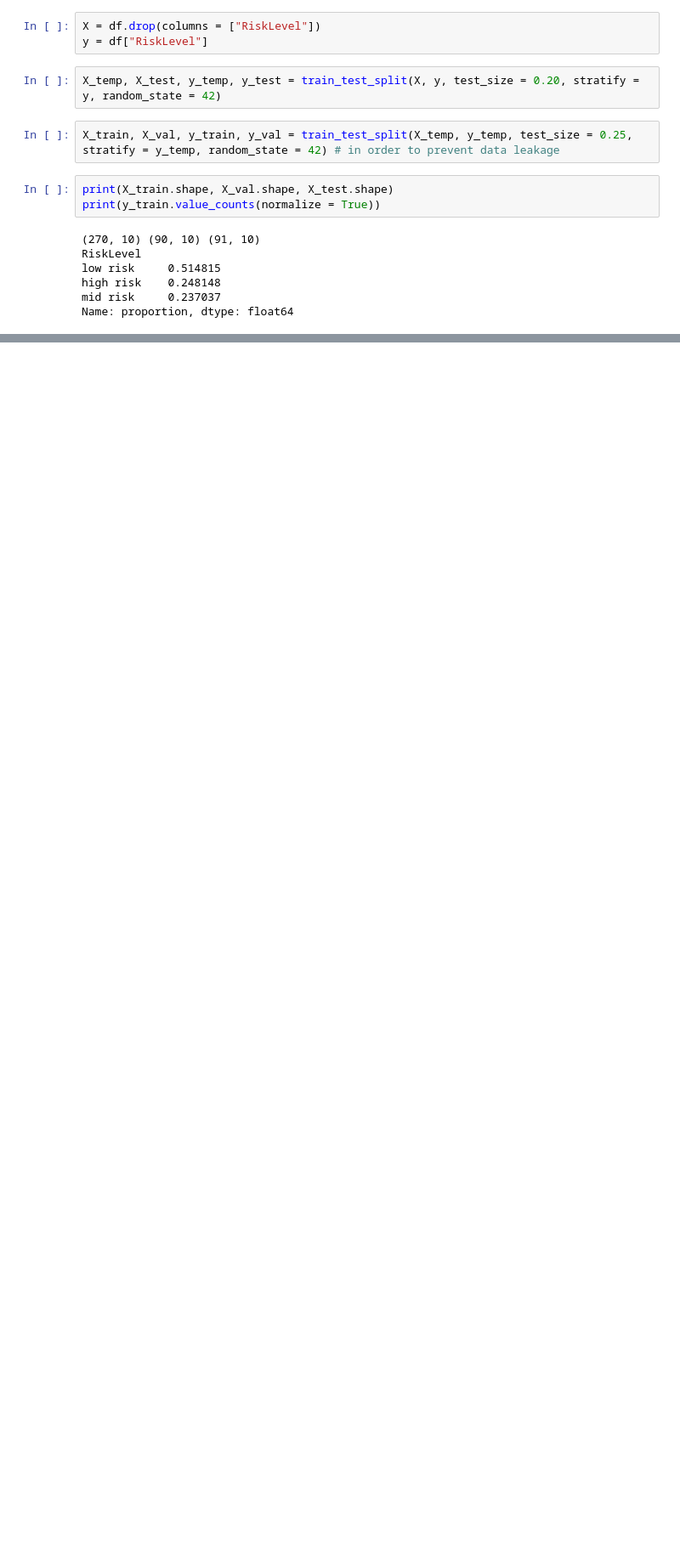
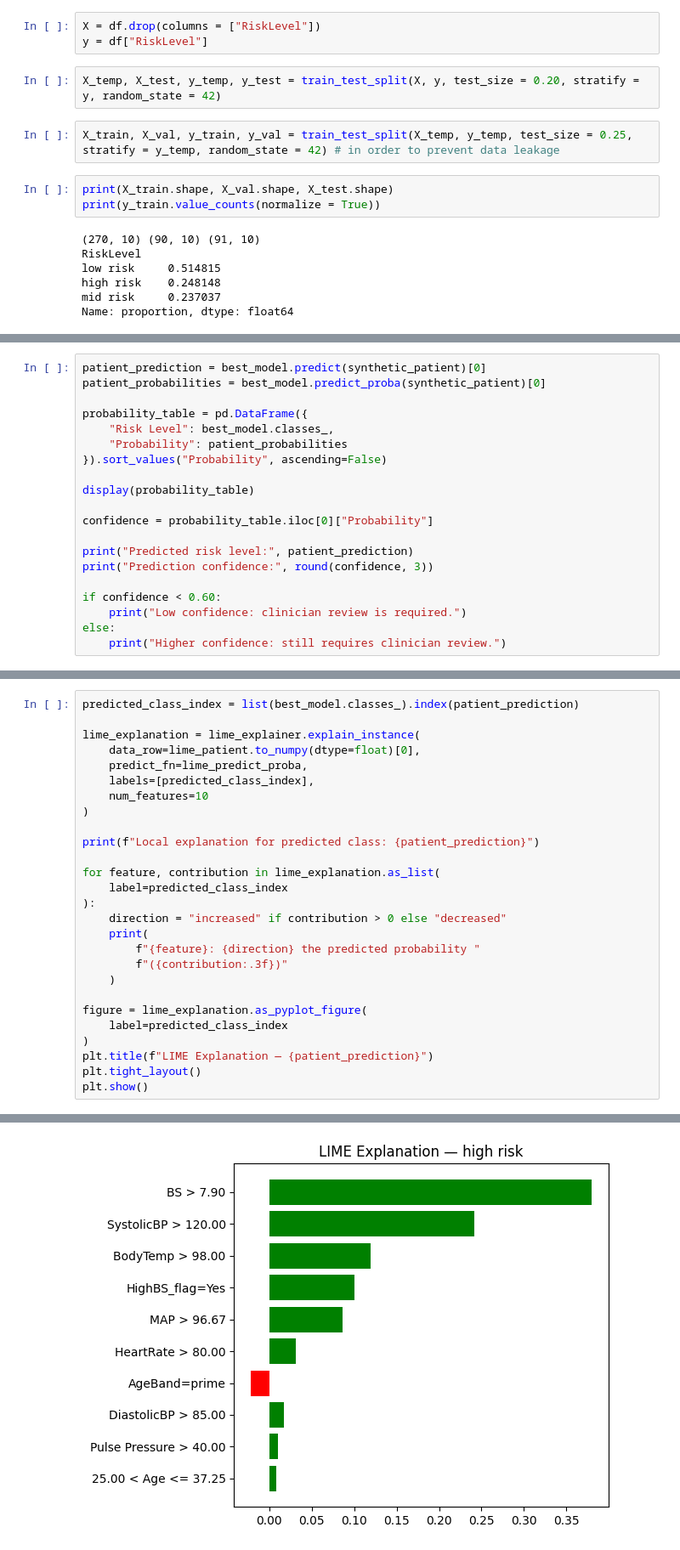
Before and after one commit to aimee-joseph/ML-Lab-2547204, a Jupyter notebook: CIA 3.ipynb, the cells around one changed output, grey strips where cells are left out. Shown at 85% size. Drawn from its saved outputs; the diff is of its cells as text; blank space fills up the shorter version.

```diff
--- a/CIA 3.ipynb
+++ b/CIA 3.ipynb
@@ -210,0 +625,20 @@ You can try to debug the error by setting error_score='raise'.
+# %%
+patient_prediction = best_model.predict(synthetic_patient)[0]
+patient_probabilities = best_model.predict_proba(synthetic_patient)[0]
+
+probability_table = pd.DataFrame({
+    "Risk Level": best_model.classes_,
+    "Probability": patient_probabilities
+}).sort_values("Probability", ascending=False)
+
+display(probability_table)
+
+confidence = probability_table.iloc[0]["Probability"]
+
+print("Predicted risk level:", patient_prediction)
+print("Prediction confidence:", round(confidence, 3))
+
+if confidence < 0.60:
+    print("Low confidence: clinician review is required.")
+else:
+    print("Higher confidence: still requires clinician review.")
@@ -210,0 +714,28 @@ You can try to debug the error by setting error_score='raise'.
+# %%
+predicted_class_index = list(best_model.classes_).index(patient_prediction)
+
+lime_explanation = lime_explainer.explain_instance(
+    data_row=lime_patient.to_numpy(dtype=float)[0],
+    predict_fn=lime_predict_proba,
+    labels=[predicted_class_index],
+    num_features=10
+)
+
+print(f"Local explanation for predicted class: {patient_prediction}")
+
+for feature, contribution in lime_explanation.as_list(
+    label=predicted_class_index
+):
+    direction = "increased" if contribution > 0 else "decreased"
+    print(
+        f"{feature}: {direction} the predicted probability "
+        f"({contribution:.3f})"
+    )
+
+figure = lime_explanation.as_pyplot_figure(
+    label=predicted_class_index
+)
+plt.title(f"LIME Explanation — {patient_prediction}")
+plt.tight_layout()
+plt.show()
+# %% [output]
@@ -210,0 +753 @@ You can try to debug the error by setting error_score='raise'.
+[figure, added]
```
Also changed, not shown: parts of 44 cells of this notebook.
